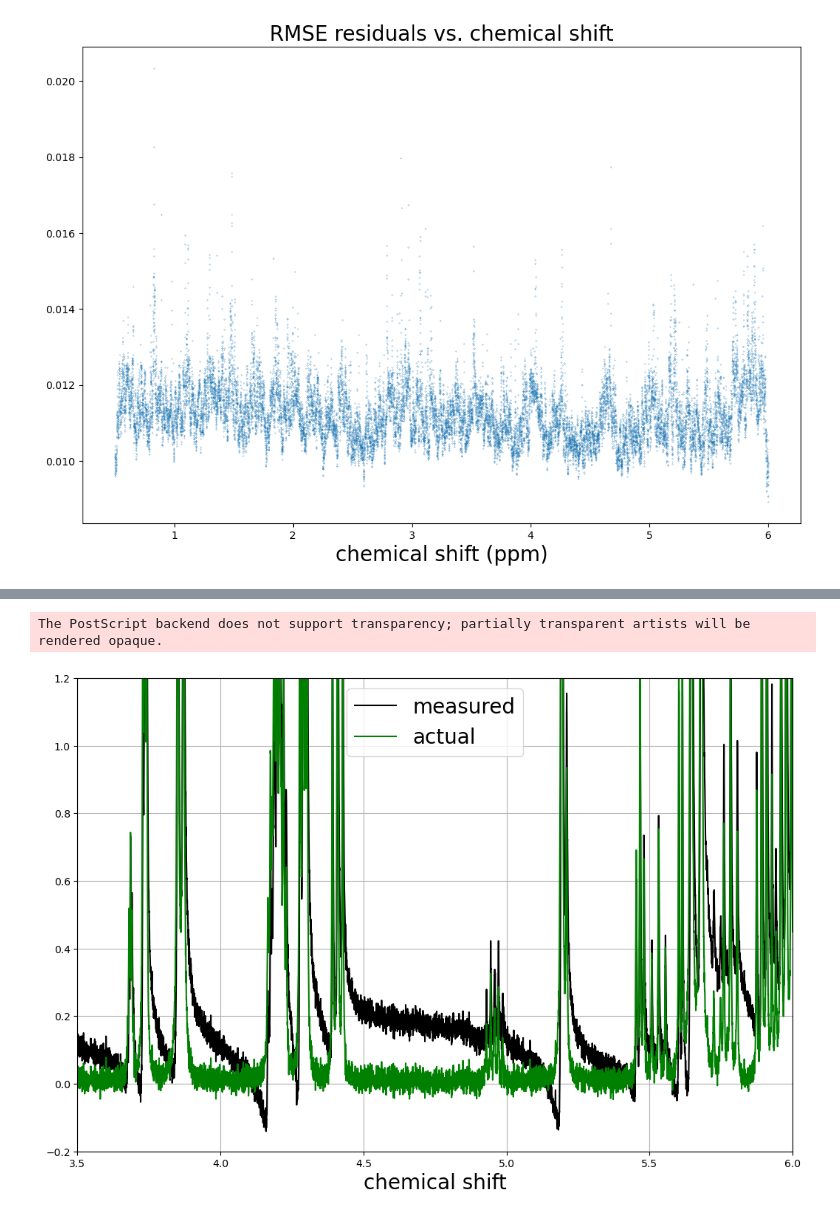
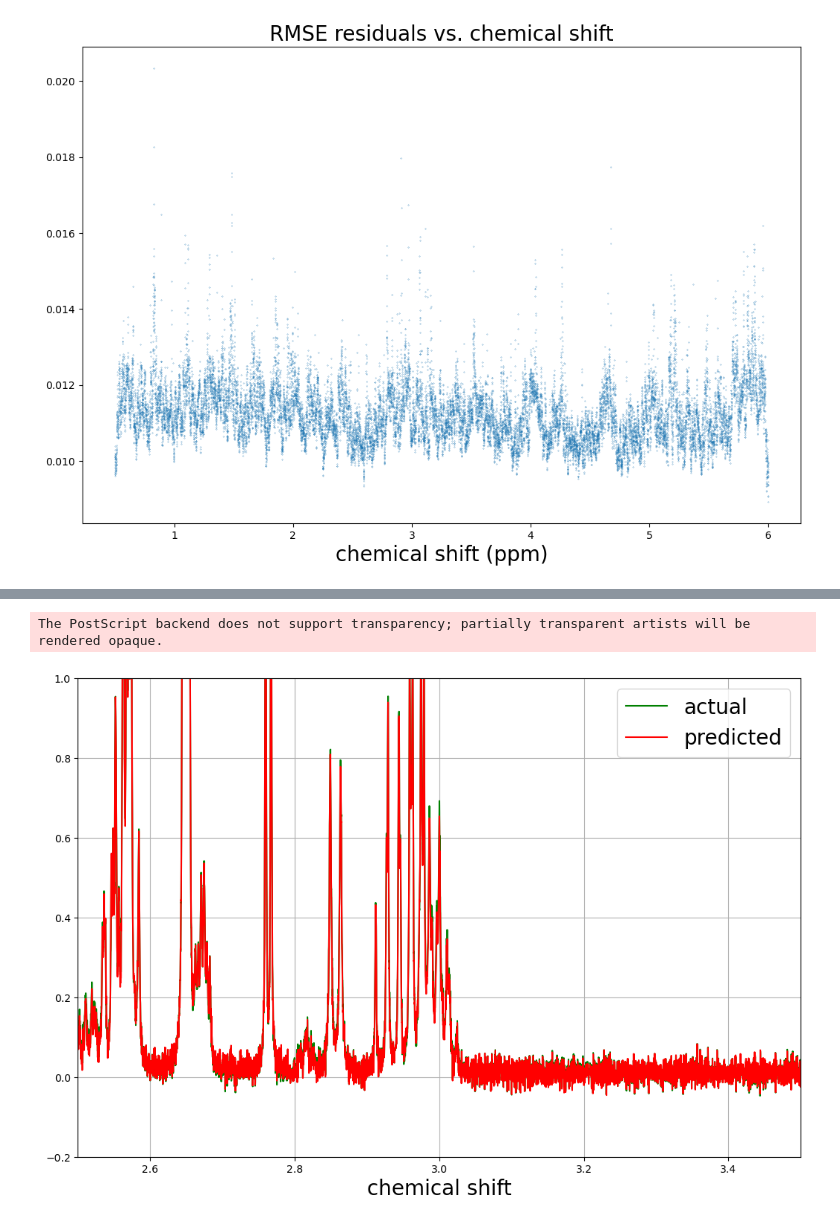
Before and after one commit to sejin8642/projnmr, a Jupyter notebook: scripts/prototyping.ipynb, the cells around one changed output, grey strips where cells are left out. Saved outputs shown, nothing was run; the diff lists cells and outputs as text; code cells hidden in the pictures.

Commit message:
added 2^16 model comparison plots of baseline distortion correction focused

```diff
--- a/scripts/prototyping.ipynb
+++ b/scripts/prototyping.ipynb
@@ -2021,0 +2004,17 @@ plt.show()
+# %%
+shift_path = Path.home() / Path('data/Large.NMR.data/chemical_shift.1383741.hdf5')
+shift = ftnmr.load_shift(shift_path)
+shift = shift/2
+
+loaded_model_PHB = keras.models.load_model(
+    'model_PHB_AIL.mar.01.2024.hdf5',
+    compile=False)
+
+data_path = Path.home() / Path('data/Large.NMR.data/data.1383741a/baseline00.hdf5')
+dataset = ftnmr.HDF5_load(data_path, numpy_array=True)
+
+n = 128 # number of samples to infer
+X = dataset[0][:n]
+y = dataset[1][:n]
+
+y_pred = loaded_model_PHB.predict(X)
@@ -2022,41 +2023,53 @@ plt.show()
+# %%
+desired_width_pixels = 1200
+desired_height_pixels = 800
+dpi = 96  # Adjust based on your needs
+
+figure_width_inches = desired_width_pixels / dpi
+figure_height_inches = desired_height_pixels / dpi
 # %%
-ind = 21
+ind = 73
 x_t = X[ind]
-y_true = y_target[ind]
+y_true = y[ind]
 y_p = y_pred[ind]
 
 size = 20
+seg = int(shift.shape[0]/16)
+start = 5
+end = 7
+# x 2.5 to 3.5
+# -0.2 to 1.0
 
 # figure size
 plt.figure(figsize=(figure_width_inches, figure_height_inches))
 
 # first plot
-plt.plot(shift[7*seg:12*seg], x_t[7*seg:12*seg], label='measured', color='black')
+plt.plot(shift[start*seg:end*seg], y_true[start*seg:end*seg], label='actual', color='green')
 
 # second plot
-plt.plot(shift[7*seg:12*seg], y_true[7*seg:12*seg], label='actual', color='green')
+plt.plot(shift[start*seg:end*seg], y_p[start*seg:end*seg], label='predicted', color='red')
 
 # x, y-axis limit
-plt.ylim(-0.2, 1.2)
-plt.xlim(3.5, 6.0)
+plt.xlim(2.5, 3.5)
+plt.ylim(-0.2, 1.0)
 
 # Set the labels and title
 plt.xlabel('chemical shift', fontsize=size)
 # plt.title('NMR spectrum both measured and actual', fontsize=size)
 plt.grid(True)
 
 # axes tick label size
 plt.tick_params(axis='x', labelsize=size/2)
 plt.tick_params(axis='y', labelsize=size/2)
 
 # Add a legend
 plt.legend(fontsize=size)
 
-plt.savefig("measured_actual.png", dpi=dpi)  # Save the plot with the same DPI
-plt.savefig("measured_actual.eps", dpi=dpi)  # Save the plot with the same DPI
+plt.savefig("actual_predicted_baseline.png", dpi=dpi)  # Save the plot with the same DPI
+plt.savefig("actual_predicted_baseline.eps", dpi=dpi)  # Save the plot with the same DPI
 
 # Show the plot
 plt.show()
 # %% [output]
 The PostScript backend does not support transparency; partially transparent artists will be rendered opaque.
-[figure, old version]
+[figure, new version]
```
Also changed, not shown: parts of 10 cells of this notebook, 6 other files.
